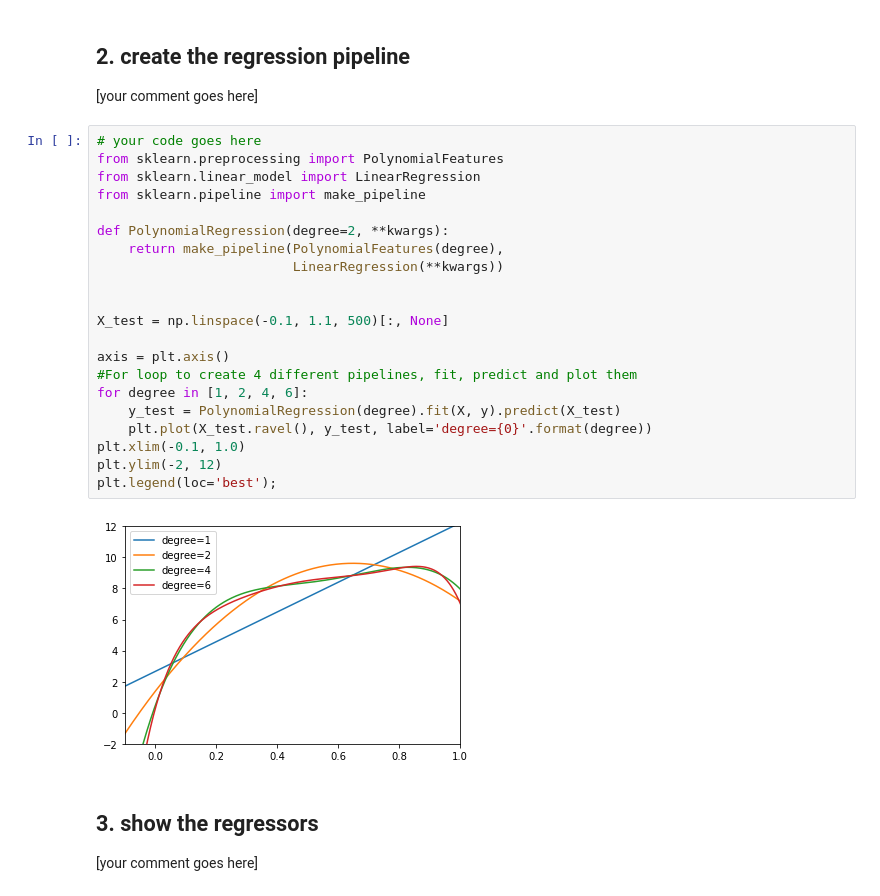
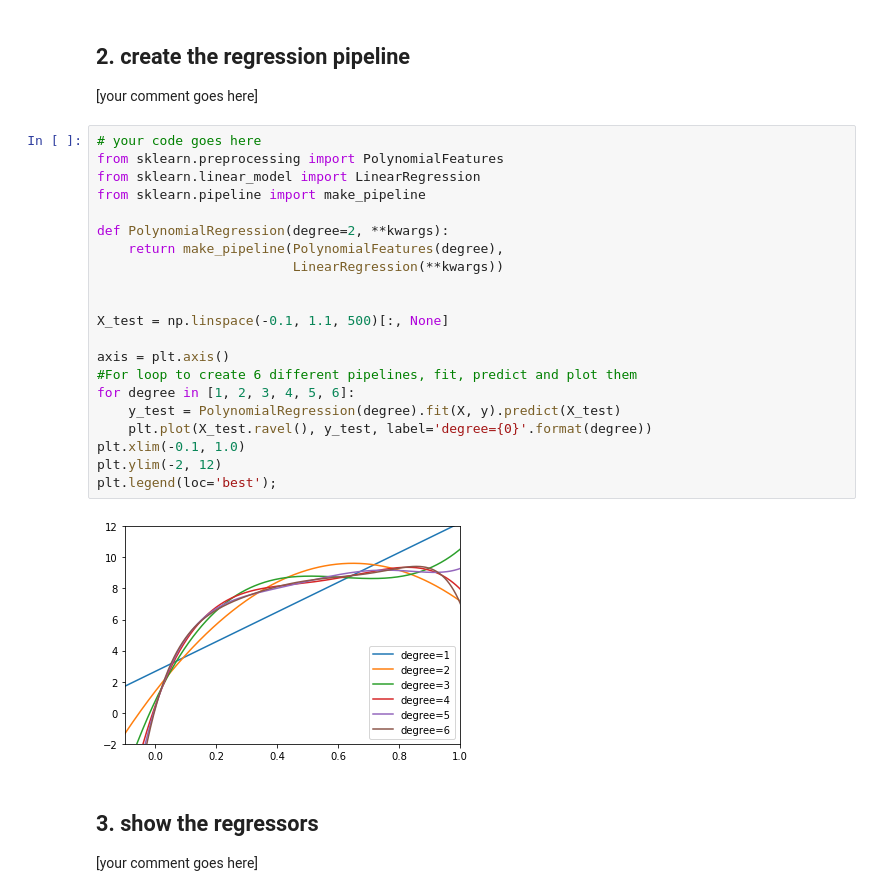
Before and after one commit to jmodinger/dami, a Jupyter notebook: mod6/DAMI-Mod6.ipynb, the cells around one changed output. Drawn from its saved outputs; the diff is of its cells as text.

```diff
--- a/mod6/DAMI-Mod6.ipynb
+++ b/mod6/DAMI-Mod6.ipynb
@@ -41,26 +41,26 @@ plt.scatter(X, y)#visualizes data points
 # %%
 # your code goes here
 from sklearn.preprocessing import PolynomialFeatures
 from sklearn.linear_model import LinearRegression
 from sklearn.pipeline import make_pipeline
 
 def PolynomialRegression(degree=2, **kwargs):
     return make_pipeline(PolynomialFeatures(degree),
                          LinearRegression(**kwargs))
 
 
 X_test = np.linspace(-0.1, 1.1, 500)[:, None]
 
 axis = plt.axis()
-#For loop to create 4 different pipelines, fit, predict and plot them
-for degree in [1, 2, 4, 6]:
+#For loop to create 6 different pipelines, fit, predict and plot them
+for degree in [1, 2, 3, 4, 5, 6]:
     y_test = PolynomialRegression(degree).fit(X, y).predict(X_test)
     plt.plot(X_test.ravel(), y_test, label='degree={0}'.format(degree))
 plt.xlim(-0.1, 1.0)
 plt.ylim(-2, 12)
 plt.legend(loc='best');
 # %% [output]
-[figure, old version]
+[figure, new version]
 # %% [markdown]
 ## 3. show the regressors
 
```
Also changed, not shown: parts of 3 cells of this notebook.
